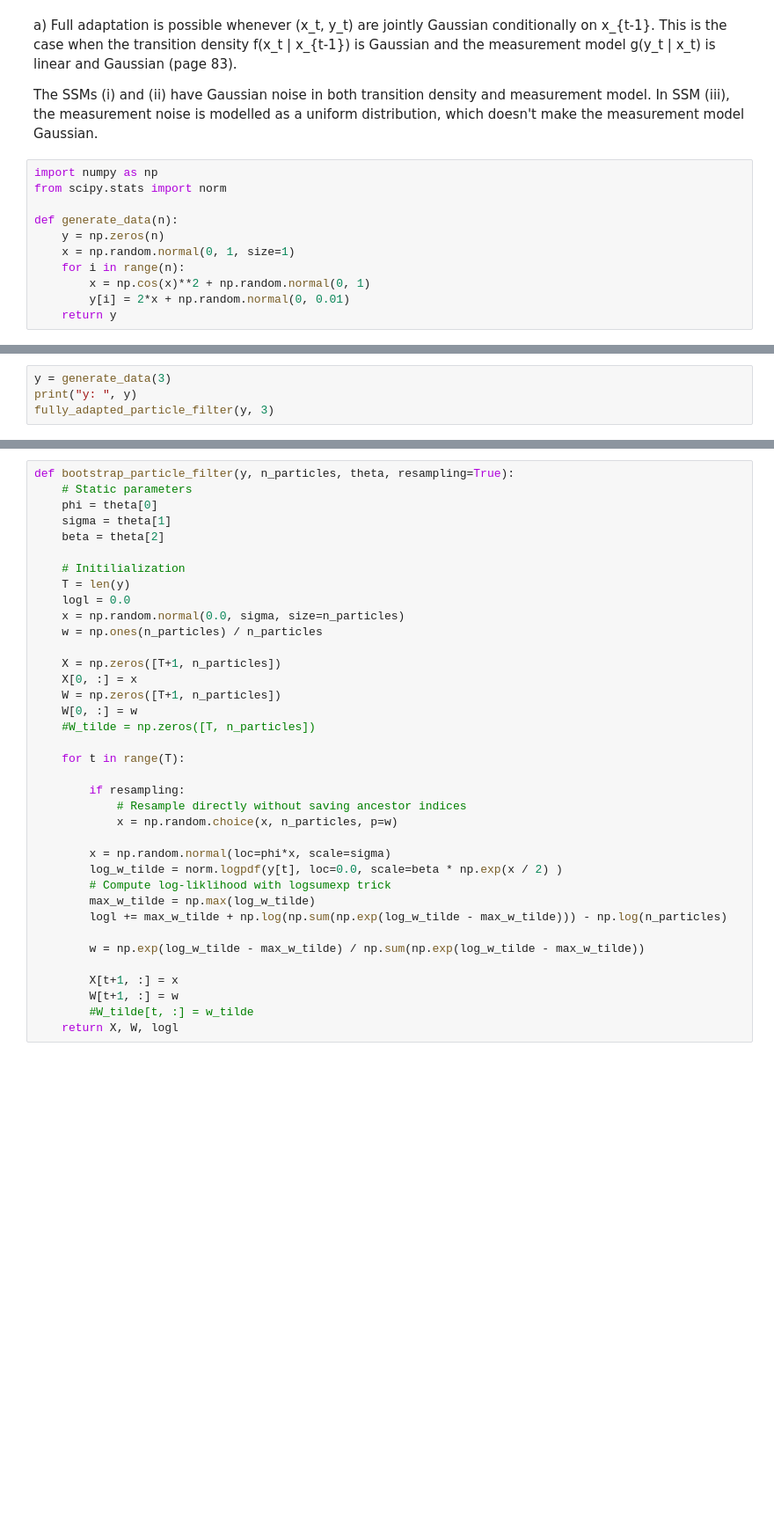
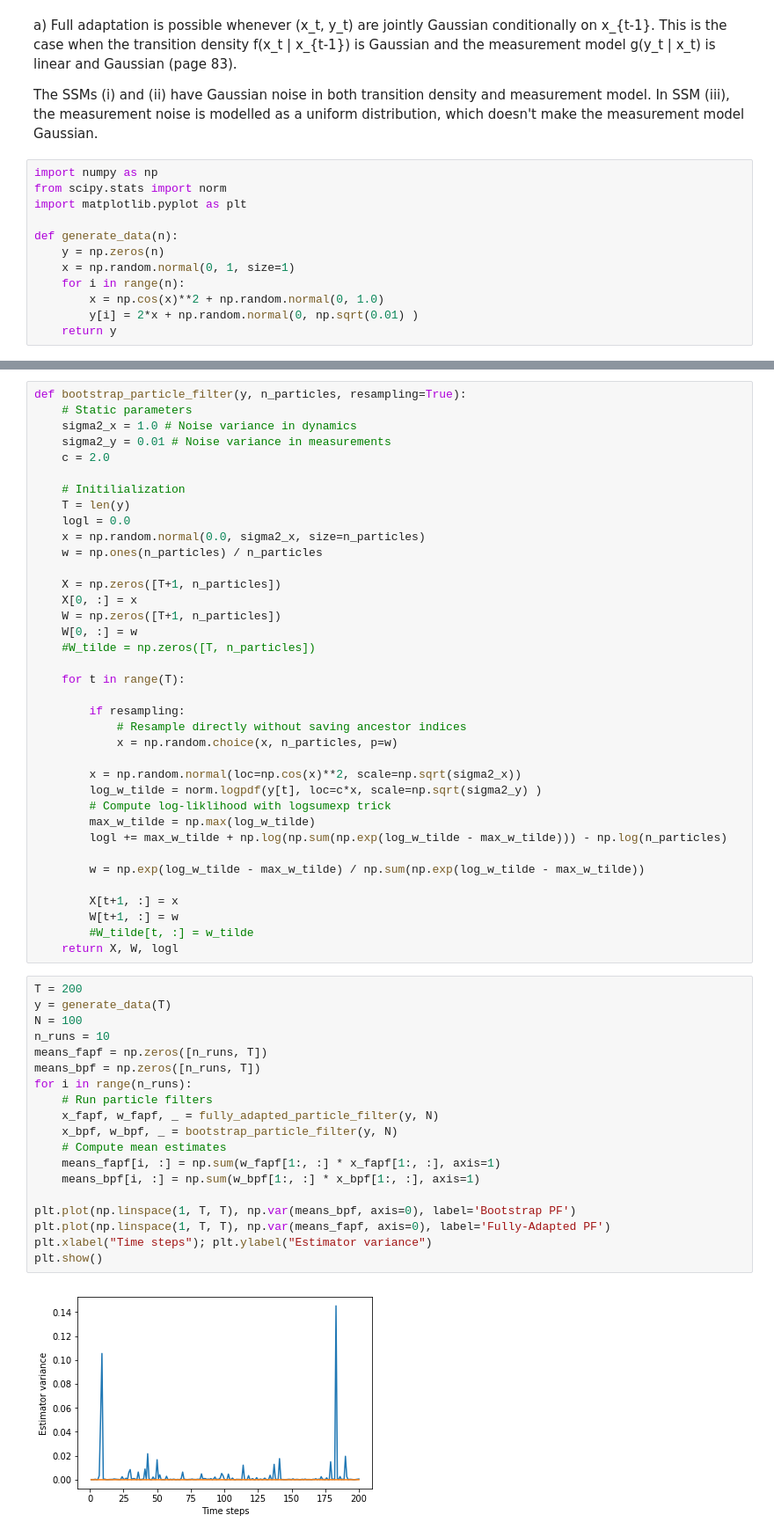
Before and after one commit to marcusklasson/smc_methods, a Jupyter notebook: ex2.ipynb, the cells around one changed output, grey strips where cells are left out. Shown at 88% size. Drawn from its saved outputs; the diff is of its cells as text; blank space fills up the shorter version.

```diff
--- a/ex2.ipynb
+++ b/ex2.ipynb
@@ -154,13 +154,14 @@ the measurement model Gaussian.
 # %%
 import numpy as np
 from scipy.stats import norm
+import matplotlib.pyplot as plt
 
 def generate_data(n):
     y = np.zeros(n)
     x = np.random.normal(0, 1, size=1)
     for i in range(n):
-        x = np.cos(x)**2 + np.random.normal(0, 1)
-        y[i] = 2*x + np.random.normal(0, 0.01)
+        x = np.cos(x)**2 + np.random.normal(0, 1.0)
+        y[i] = 2*x + np.random.normal(0, np.sqrt(0.01) )
     return y
 # %%
 def fully_adapted_particle_filter(y, n_particles):
@@ -195,4 +205,0 @@ def fully_adapted_particle_filter(y, n_particles):
-# %%
-y = generate_data(3)
-print("y: ", y)
-fully_adapted_particle_filter(y, 3)
@@ -210,14 +206,14 @@ normalizing weights:  [1.14855231e-072 1.65960976e-204 1.00000000e+000]
 # %%
-def bootstrap_particle_filter(y, n_particles, theta, resampling=True):
+def bootstrap_particle_filter(y, n_particles, resampling=True):
     # Static parameters
-    phi = theta[0]
-    sigma = theta[1]
-    beta = theta[2]
+    sigma2_x = 1.0 # Noise variance in dynamics
+    sigma2_y = 0.01 # Noise variance in measurements
+    c = 2.0
 
     # Initilialization
     T = len(y)
     logl = 0.0
-    x = np.random.normal(0.0, sigma, size=n_particles)
+    x = np.random.normal(0.0, sigma2_x, size=n_particles)
     w = np.ones(n_particles) / n_particles
 
     X = np.zeros([T+1, n_particles])
@@ -232,8 +228,8 @@ def bootstrap_particle_filter(y, n_particles, theta, resampling=True):
             # Resample directly without saving ancestor indices
             x = np.random.choice(x, n_particles, p=w)
 
-        x = np.random.normal(loc=phi*x, scale=sigma)
-        log_w_tilde = norm.logpdf(y[t], loc=0.0, scale=beta * np.exp(x / 2) )
+        x = np.random.normal(loc=np.cos(x)**2, scale=np.sqrt(sigma2_x))
+        log_w_tilde = norm.logpdf(y[t], loc=c*x, scale=np.sqrt(sigma2_y) )
         # Compute log-liklihood with logsumexp trick
         max_w_tilde = np.max(log_w_tilde)
         logl += max_w_tilde + np.log(np.sum(np.exp(log_w_tilde - max_w_tilde))) - np.log(n_particles)
@@ -244,3 +240,24 @@ def bootstrap_particle_filter(y, n_particles, theta, resampling=True):
         W[t+1, :] = w
         #W_tilde[t, :] = w_tilde
     return X, W, logl
+# %%
+T = 200
+y = generate_data(T)
+N = 100
+n_runs = 10
+means_fapf = np.zeros([n_runs, T])
+means_bpf = np.zeros([n_runs, T])
+for i in range(n_runs):
+    # Run particle filters
+    x_fapf, w_fapf, _ = fully_adapted_particle_filter(y, N)
+    x_bpf, w_bpf, _ = bootstrap_particle_filter(y, N)
+    # Compute mean estimates
+    means_fapf[i, :] = np.sum(w_fapf[1:, :] * x_fapf[1:, :], axis=1)
+    means_bpf[i, :] = np.sum(w_bpf[1:, :] * x_bpf[1:, :], axis=1)
+
+plt.plot(np.linspace(1, T, T), np.var(means_bpf, axis=0), label='Bootstrap PF')
+plt.plot(np.linspace(1, T, T), np.var(means_fapf, axis=0), label='Fully-Adapted PF')
+plt.xlabel("Time steps"); plt.ylabel("Estimator variance")
+plt.show()
+# %% [output]
+[figure, added]
```
Also changed, not shown: parts of 5 cells of this notebook, 1 other file.
